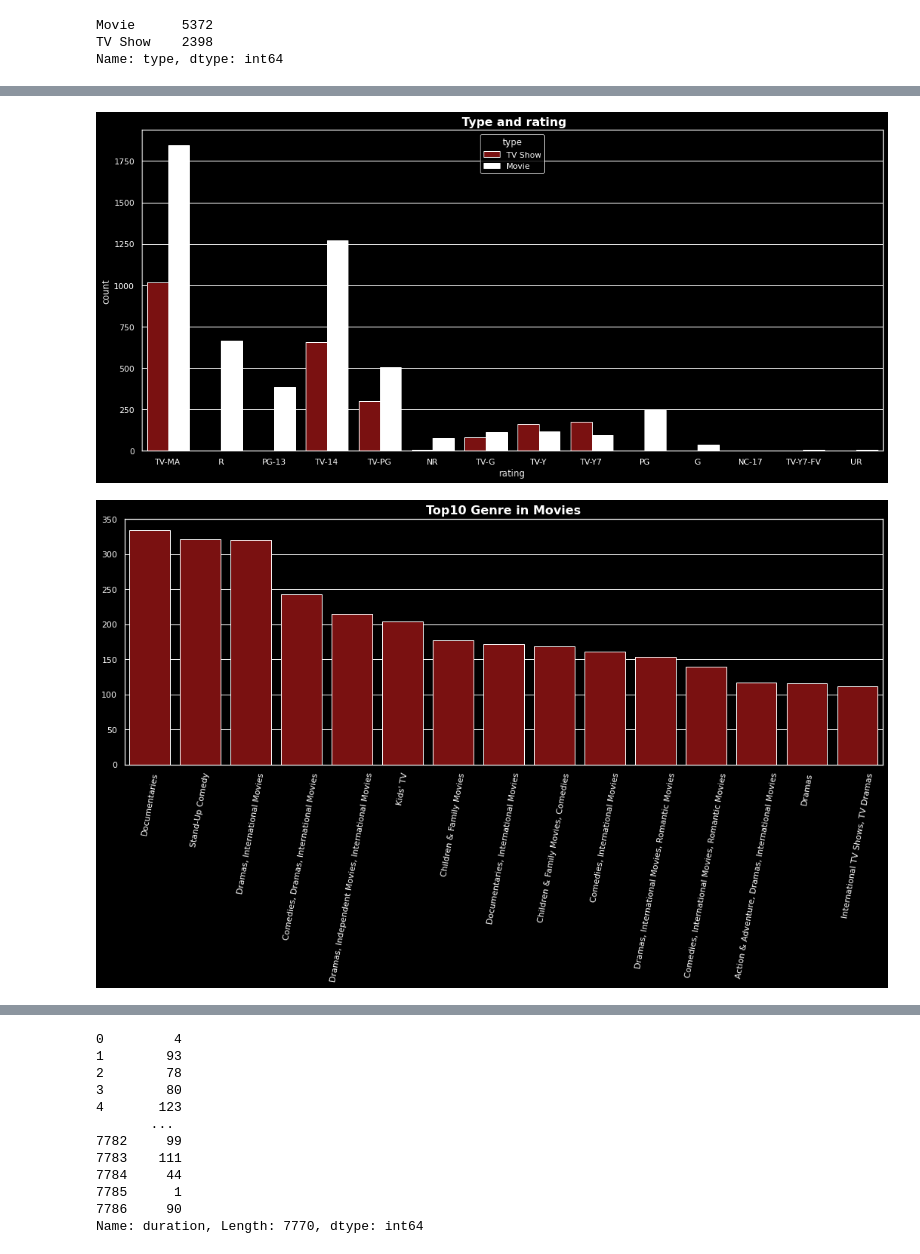
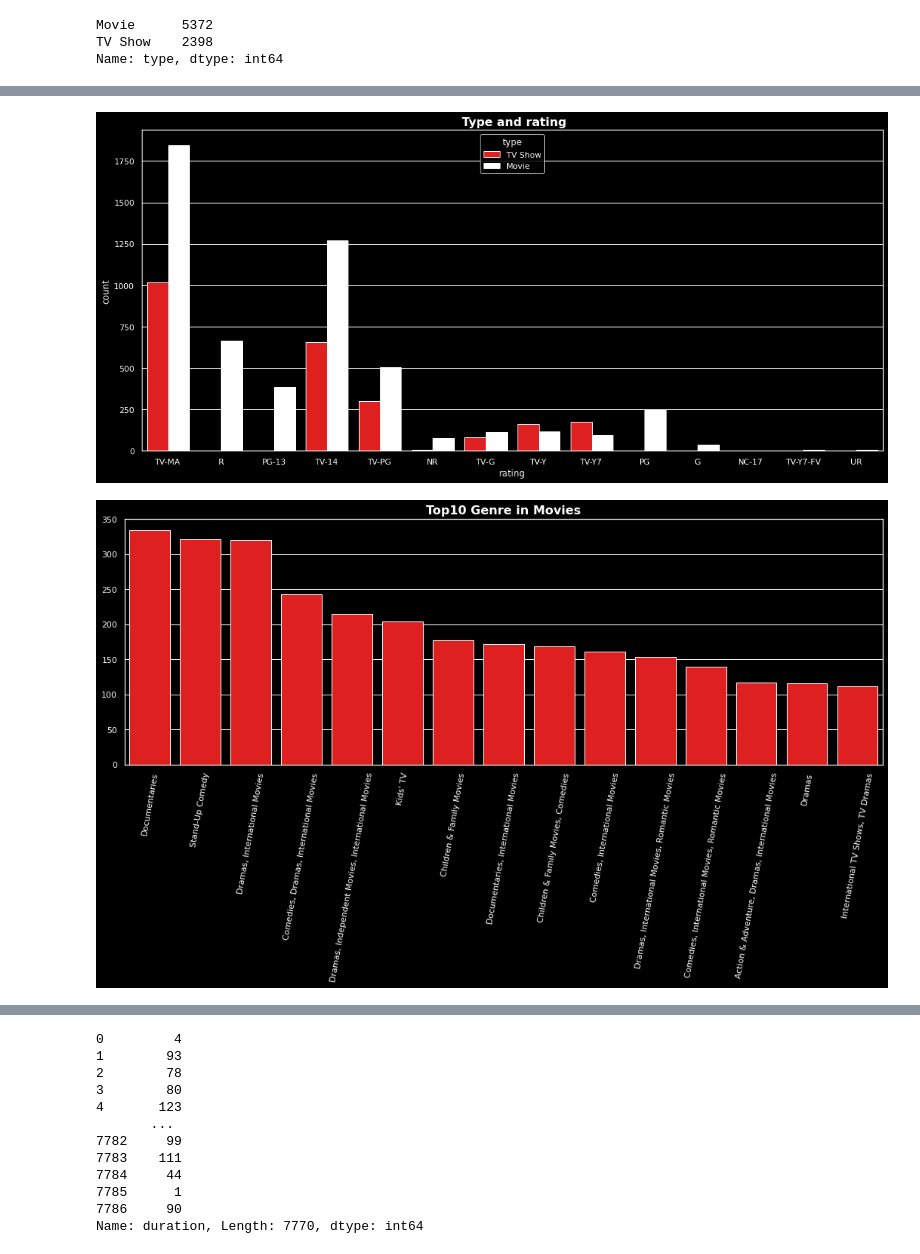
Before and after one commit to Mahima2208/Netflix_Movies_and_TVShows_Clustering, a Jupyter notebook: NETFLIX_MOVIES_AND_TV_SHOWS_CLUSTERING.ipynb, the cells around one changed output, grey strips where cells are left out. Cells and saved outputs as stored; diff of their text form; code cells hidden in the pictures.

```diff
--- a/NETFLIX_MOVIES_AND_TV_SHOWS_CLUSTERING.ipynb
+++ b/NETFLIX_MOVIES_AND_TV_SHOWS_CLUSTERING.ipynb
@@ -301,22 +303,22 @@ ax = sns.countplot(y="release_year", data=netflix_df, palette=['darkred'], order
 # Rating
 plt.figure(figsize=(18,8))
 plt.style.use("dark_background")
-sns.countplot(x='rating',hue='type',data=netflix_df,palette=["darkred","white"])
+sns.countplot(x='rating',hue='type',data=netflix_df,palette=["red","white"])
 plt.title(' Type and rating',size='16',fontweight="bold")
 plt.show()
 # %% [output]
-[figure, old version]
+[figure, new version]
 # %%
 # Top 10 Genre in movies
 plt.figure(figsize=(18,6))
 plt.style.use("dark_background")
 sns.barplot(x = netflix_df["listed_in"].value_counts().head(15).index,
-            y = netflix_df["listed_in"].value_counts().head(15).values,palette=["darkred"],edgecolor = "white")
+            y = netflix_df["listed_in"].value_counts().head(15).values,palette=["red"],edgecolor = "white")
 plt.xticks(rotation=80)
 plt.title("Top10 Genre in Movies",size='16',fontweight="bold")
 plt.show()
 # %% [output]
-[figure, old version]
+[figure, new version]
 # %%
 # Top 20 actors netflix
 netflix_df['cast_name'] = netflix_df['cast'].apply(lambda x :  x.split(','))
```
Also changed, not shown: parts of 44 cells of this notebook.
